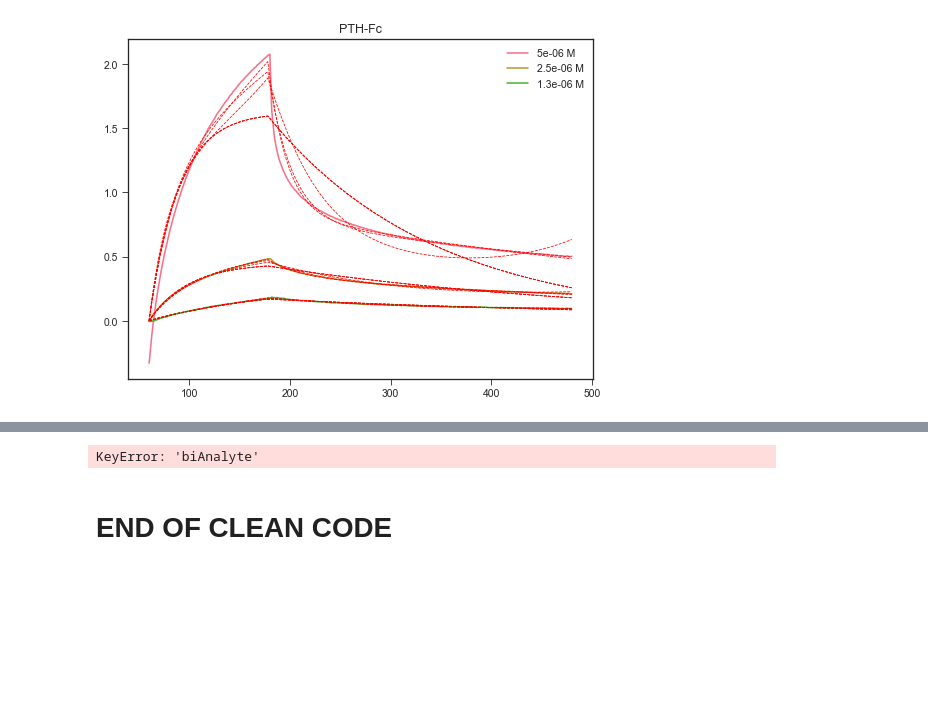
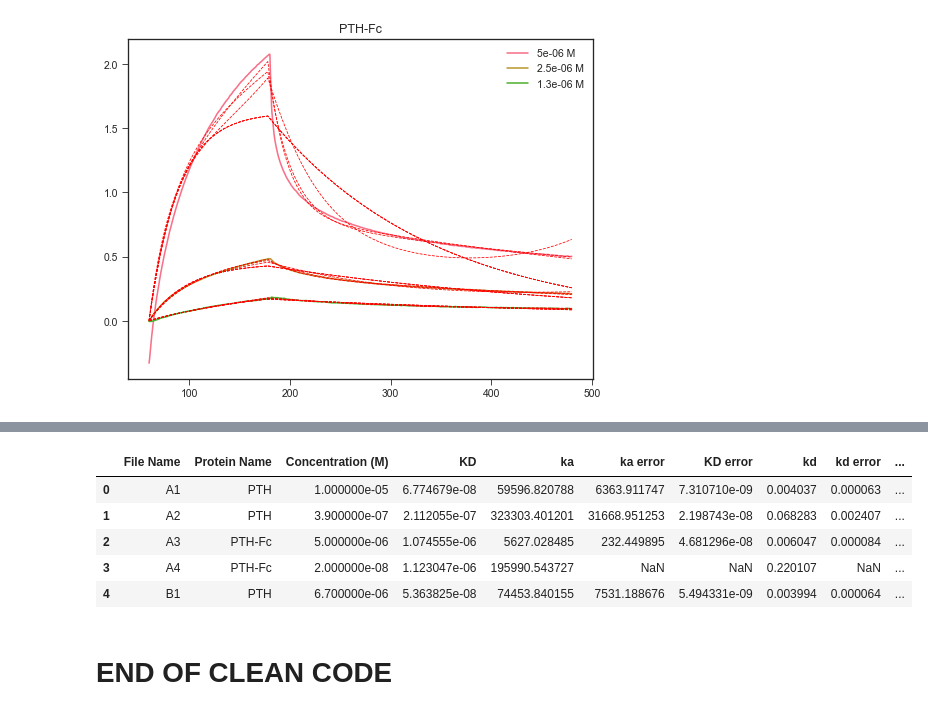
Before and after one commit to DexterAntonio/pthBLI, a Jupyter notebook: Data20180918.ipynb, the cells around one changed output, grey strips where cells are left out. Cells and saved outputs as stored; diff of their text form; code cells hidden in the pictures; blank space fills up the shorter version.

```diff
--- a/Data20180918.ipynb
+++ b/Data20180918.ipynb
@@ -732,56 +729,73 @@ model being plotted selected is  oto_int
 dataFrameList = []
 keyList = []
 output_m2 = {} #{"fileName","Protein Name","Concentration (M)","KD","ka","ka error","kd","kd error","Rmax","Rmax error","R^2"}
-titleList = ["File Name","Protein Name","Concentration (M)","KD","ka","ka error","KD error","kd","kd error","Rmax","Rmax error","R^2"]
+titleList = ["File Name","Protein Name","Concentration (M)","KD","ka","ka error","KD error","kd","kd error","Rmax","Rmax error","R^2","kas","kds","ka2","kd2"]
 #initilize dictionary list
 for key in model_dict:
     keyList.append(key)
     i = 0
     for name in titleList:
         output_m2[name] = []
     #fill it with data
     writer = pd.ExcelWriter('fittingOutput.xlsx', engine='xlsxwriter')
     for run in run_array:
-        if(key in run.fitResult)
+        if(key in run.fitResult):
             fit = run.fitResult[key]
 
+            output_m2["File Name"].append(fileNameList[i])
+            output_m2["Protein Name"].append(run.protein)
+            output_m2["Concentration (M)"].append(run.concentration)
+            output_m2["KD"].append(fit.params["kd"].value/fit.params["ka"].value)
+            output_m2["KD error"].append(0)
+            output_m2["ka"].append(fit.params["ka"].value)
+            output_m2["ka error"].append(fit.params["ka"].stderr)
+            output_m2["kd"].append(fit.params["kd"].value)
+            output_m2["kd error"].append(fit.params["kd"].stderr)
 
-        output_m2["File Name"].append(fileNameList[i])
-        output_m2["Protein Name"].append(run.protein)
-        output_m2["Concentration (M)"].append(run.concentration)
-        output_m2["KD"].append(fit.params["kd"].value/fit.params["ka"].value)
-        output_m2["KD error"].append(0)
-        output_m2["ka"].append(fit.params["ka"].value)
-        output_m2["ka error"].append(fit.params["ka"].stderr)
-        output_m2["kd"].append(fit.params["kd"].value)
-        output_m2["kd error"].append(fit.params["kd"].stderr)
+            if("kas" in fit.params):
+                output_m2["kas"].append(fit.params["kas"].stderr)
+                output_m2["kds"].append(fit.params["kds"].stderr)
+            else:
+                output_m2["kas"].append(0)
+                output_m2["kds"].append(0)
+            if("ka2" in fit.params):
+                output_m2["ka2"].append(fit.params["ka2"].stderr)
+                output_m2["kd2"].append(fit.params["kd2"].stderr)
+            else:
+                output_m2["ka2"].append(0)
+                output_m2["kd2"].append(0)
 
 
-        #output_m2["kas"].append(fit.params["kas"].value)
-        #output_m2["kas error"].append(fit.params["kas"].stderr)
-        #output_m2["kds"].append(fit.params["kds"].value)
-        #output_m2["kds error"].append(fit.params["kds"].stderr)
+            #output_m2["kas"].append(fit.params["kas"].value)
+            #output_m2["kas error"].append(fit.params["kas"].stderr)
+            #output_m2["kds"].append(fit.params["kds"].value)
+            #output_m2["kds error"].append(fit.params["kds"].stderr)
 
 
-        output_m2["Rmax"].append(fit.params["Rmax"].value)
-        output_m2["Rmax error"].append(fit.params["Rmax"].stderr)
-        output_m2["R^2"].append(run.Rsqr[key])
-        #print(run.Rsqr)
-        #output["R^2"] =  1 - fit.residual.var() / np.var(y)
+            output_m2["Rmax"].append(fit.params["Rmax"].value)
+            output_m2["Rmax error"].append(fit.params["Rmax"].stderr)
+            output_m2["R^2"].append(run.Rsqr[key])
+            #print(run.Rsqr)
+            #output["R^2"] =  1 - fit.residual.var() / np.var(y)
         i = i + 1
 
 
     dataFrameList.append(pd.DataFrame.from_dict(output_m2))
     x = dataFrameList[-1]
     x["KD error"] = np.sqrt((x["kd error"]/x["kd"])**2 + (x["ka error"]/x["ka"])**2)*x["KD"]
     x["model"]=key
 for i in range(0,len(dataFrameList)):
     dataFrameList[i].to_excel(writer,keyList[i])
 
 writer.save()
 completeDF = pd.concat(dataFrameList)
 completeDF.head()
 # %% [output]
-KeyError: 'biAnalyte'
+|  | File Name | Protein Name | Concentration (M) | KD | ka | ka error | KD error | kd | kd error | ... |
+| 0 | A1 | PTH | 1.000000e-05 | 6.774679e-08 | 59596.820788 | 6363.911747 | 7.310710e-09 | 0.004037 | 0.000063 | ... |
+| 1 | A2 | PTH | 3.900000e-07 | 2.112055e-07 | 323303.401201 | 31668.951253 | 2.198743e-08 | 0.068283 | 0.002407 | ... |
+| 2 | A3 | PTH-Fc | 5.000000e-06 | 1.074555e-06 | 5627.028485 | 232.449895 | 4.681296e-08 | 0.006047 | 0.000084 | ... |
+| 3 | A4 | PTH-Fc | 2.000000e-08 | 1.123047e-06 | 195990.543727 | NaN | NaN | 0.220107 | NaN | ... |
+| 4 | B1 | PTH | 6.700000e-06 | 5.363825e-08 | 74453.840155 | 7531.188676 | 5.494331e-09 | 0.003994 | 0.000064 | ... |
 # %% [markdown]
 # END OF CLEAN CODE
```
Also changed, not shown: parts of 4 cells of this notebook.
